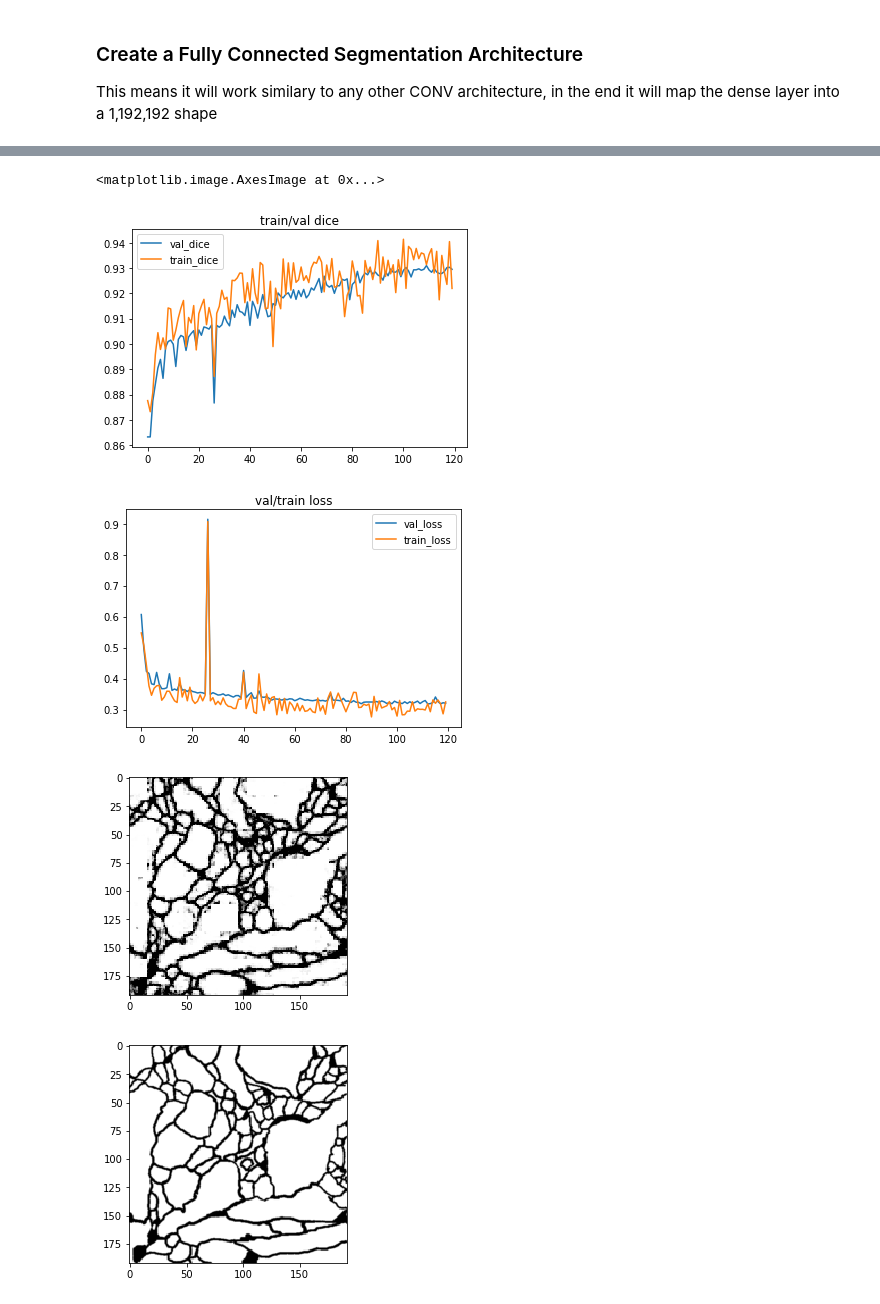
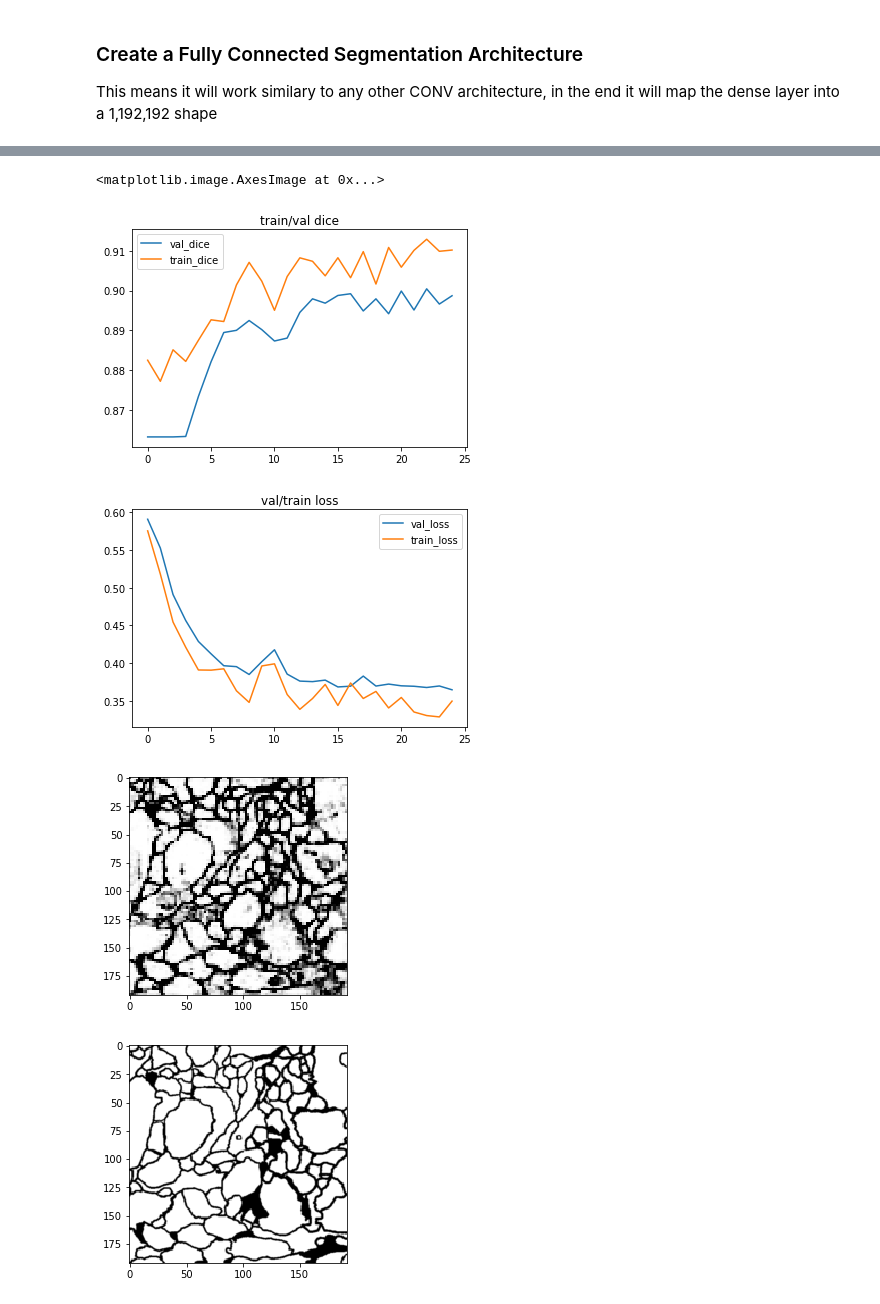
Before and after one commit to i008/dsr-pytorch, a Jupyter notebook: 9-Segmentation-Networks.ipynb, the cells around one changed output, grey strips where cells are left out. Drawn from its saved outputs; the diff is of its cells as text; code cells hidden in the pictures.

```diff
--- a/9-Segmentation-Networks.ipynb
+++ b/9-Segmentation-Networks.ipynb
@@ -232,10 +192,3 @@ loss_bce = nn.BCEWithLogitsLoss()
 loss = 0
 THRESHOLD = 0.5
 history = defaultdict(list)
-# %%
-for b in training_data_loader:
-    break
-
-X = b[0]
-
-model(X.cuda())
@@ -251,5 +195,5 @@ tensor([[[[0.1055, 0.1033, 0.0737,  ..., 0.0244, 0.0504, 0.0484],
 # %%
-epochs=100
+epochs=20
 
 for i, _ in enumerate(range(epochs)):
     for batch in training_data_loader:
@@ -316,5 +260,5 @@ train_loss 0.32457447
 <matplotlib.image.AxesImage at 0x...>
-[figure, old version]
+[figure, new version]
-[figure, old version]
+[figure, new version]
-[figure, old version]
+[figure, new version]
-[figure, old version]
+[figure, new version]
```
Also changed, not shown: parts of 8 cells of this notebook, 24 other files.
